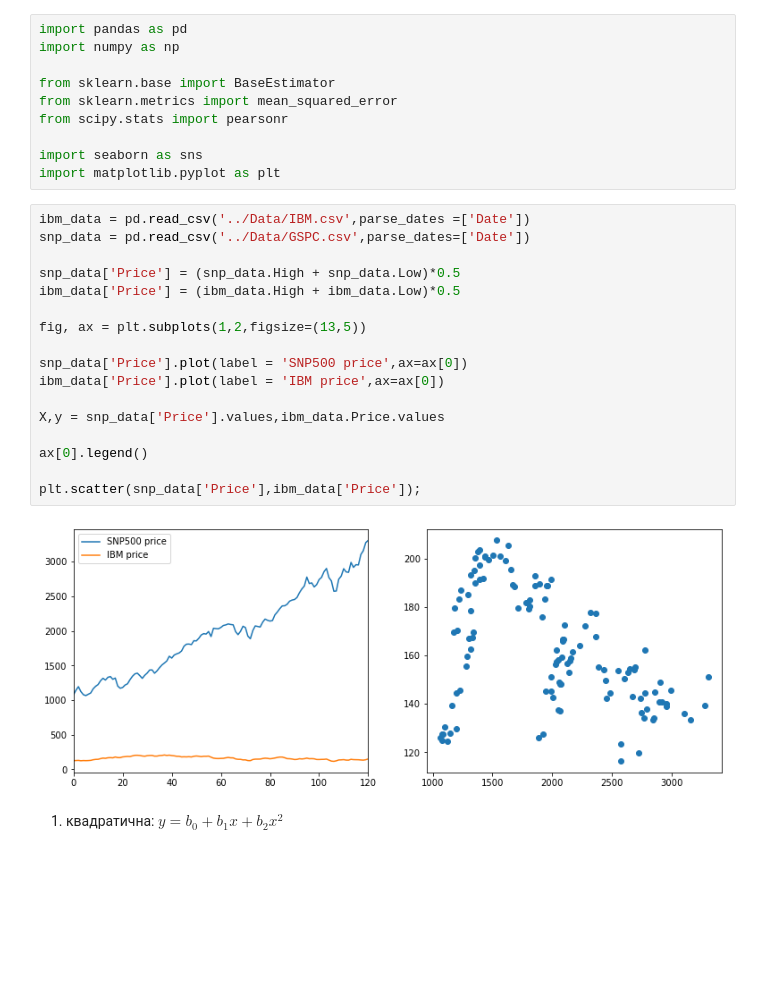
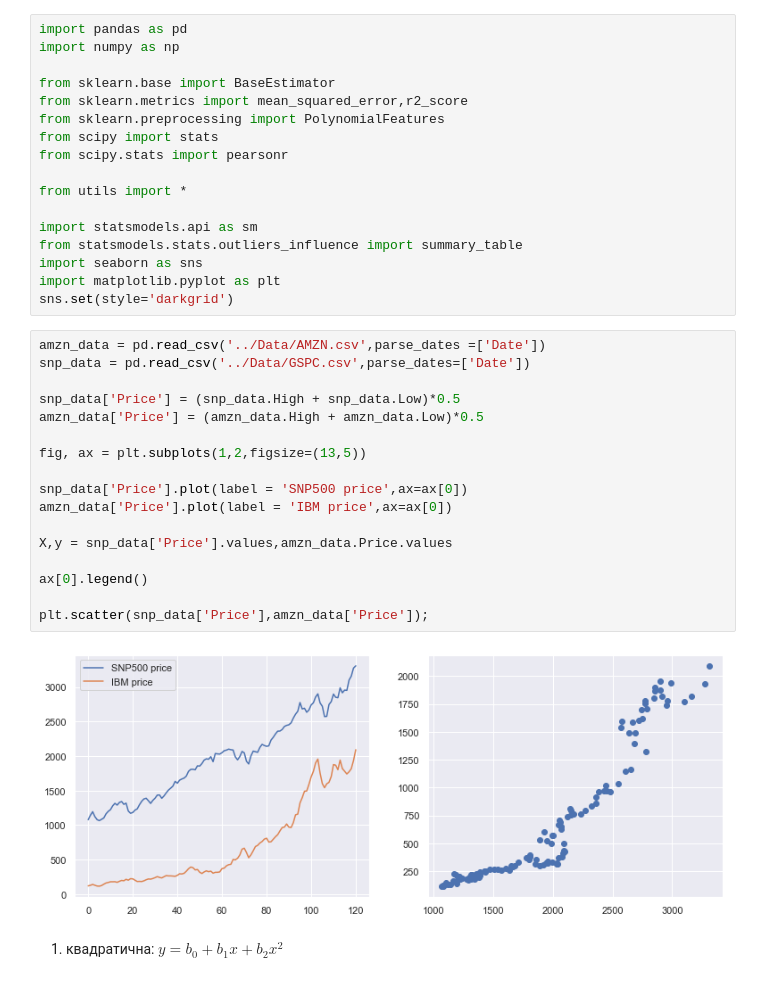
Before and after one commit to EddieKro/Econometrics, a Jupyter notebook: notebooks/Econometrics_Lab4.ipynb, the cells around one changed output. Saved outputs shown, nothing was run; the diff lists cells and outputs as text; blank space fills up the shorter version.

```diff
--- a/notebooks/Econometrics_Lab4.ipynb
+++ b/notebooks/Econometrics_Lab4.ipynb
@@ -3,30 +3,37 @@ import pandas as pd
 import numpy as np
 
 from sklearn.base import BaseEstimator
-from sklearn.metrics import mean_squared_error
+from sklearn.metrics import mean_squared_error,r2_score
+from sklearn.preprocessing import PolynomialFeatures
+from scipy import stats
 from scipy.stats import pearsonr
 
+from utils import *
+
+import statsmodels.api as sm
+from statsmodels.stats.outliers_influence import summary_table
 import seaborn as sns
 import matplotlib.pyplot as plt
+sns.set(style='darkgrid')
 # %%
-ibm_data = pd.read_csv('../Data/IBM.csv',parse_dates =['Date'])
+amzn_data = pd.read_csv('../Data/AMZN.csv',parse_dates =['Date'])
 snp_data = pd.read_csv('../Data/GSPC.csv',parse_dates=['Date'])
 
 snp_data['Price'] = (snp_data.High + snp_data.Low)*0.5
-ibm_data['Price'] = (ibm_data.High + ibm_data.Low)*0.5
+amzn_data['Price'] = (amzn_data.High + amzn_data.Low)*0.5
 
 fig, ax = plt.subplots(1,2,figsize=(13,5))
 
 snp_data['Price'].plot(label = 'SNP500 price',ax=ax[0])
-ibm_data['Price'].plot(label = 'IBM price',ax=ax[0])
+amzn_data['Price'].plot(label = 'IBM price',ax=ax[0])
 
-X,y = snp_data['Price'].values,ibm_data.Price.values
+X,y = snp_data['Price'].values,amzn_data.Price.values
 
 ax[0].legend()
 
-plt.scatter(snp_data['Price'],ibm_data['Price']);
+plt.scatter(snp_data['Price'],amzn_data['Price']);
 # %% [output]
-[figure, old version]
+[figure, new version]
 # %% [markdown]
 1) квадратична: $y = b_0 + b_1x + b_2x^2$
 # %% [markdown]
```
Also changed, not shown: parts of 8 cells of this notebook, 7 other files.
